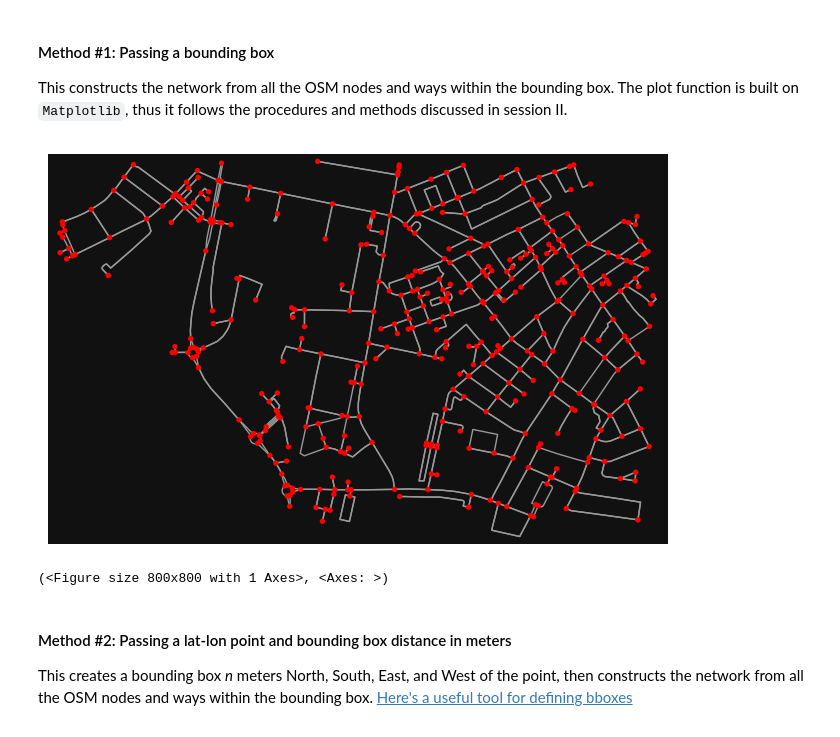
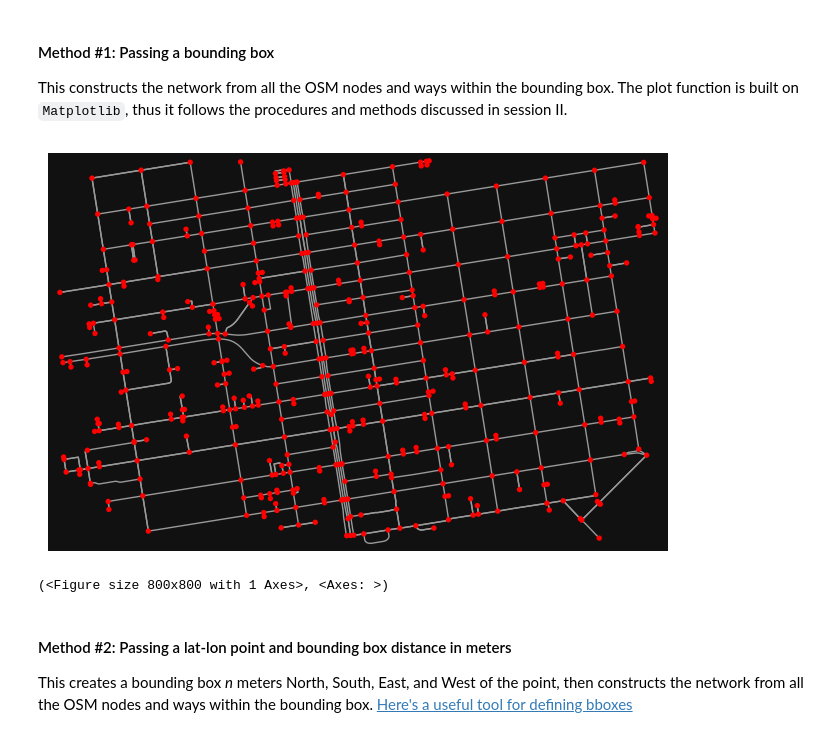
Before and after one commit to GDSL-UL/wma, a Jupyter notebook: labs/w06_OSM.ipynb, the cells around one changed output. Drawn from its saved outputs; the diff is of its cells as text; code cells hidden in the pictures.

```diff
--- a/labs/w06_OSM.ipynb
+++ b/labs/w06_OSM.ipynb
@@ -107,14 +113,12 @@ This constructs the network from all the OSM nodes and ways within the bounding
 # %%
 # define a bounding box in San Francisco
 north, south, east, west = 37.79, 37.78, -122.41, -122.43
-# define a bounding box around ITU
-north, south, east, west = 55.6646, 55.6540, 12.5767, 12.6077
 
-# create network from that bounding box
-G = ox.graph_from_bbox(north, south, east, west, network_type="drive_service")
+# create network from that bounding box - Bounding box as (left, bottom, right, top).
+G = ox.graph_from_bbox([west, south, east, north], network_type="drive_service")
 ox.plot_graph(G, node_color="r", figsize=(8, 8))
 # %% [output]
-[figure, old version]
+[figure, new version]
 (<Figure size 800x800 with 1 Axes>, <Axes: >)
 # %% [markdown]
 #### Method #2: Passing a lat-lon point and bounding box distance in meters
```
Also changed, not shown: parts of 28 cells of this notebook, 2 other files.
